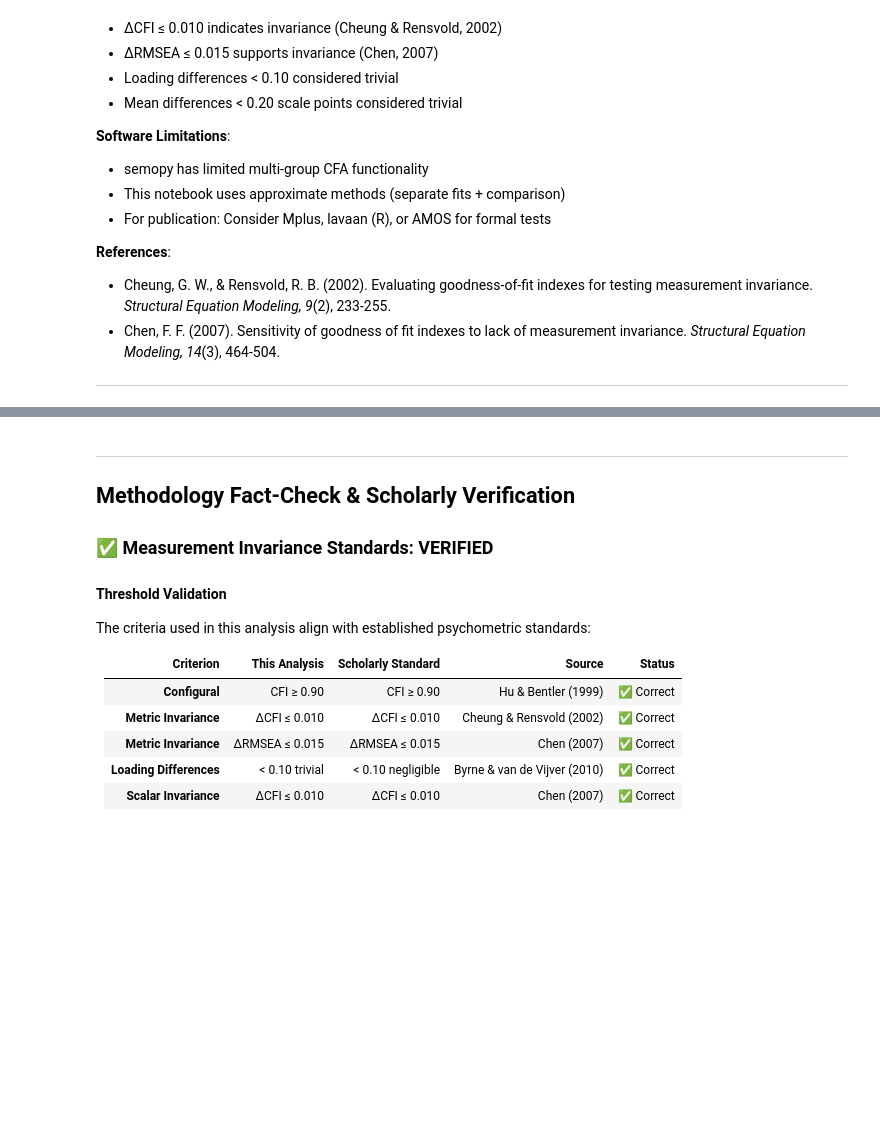
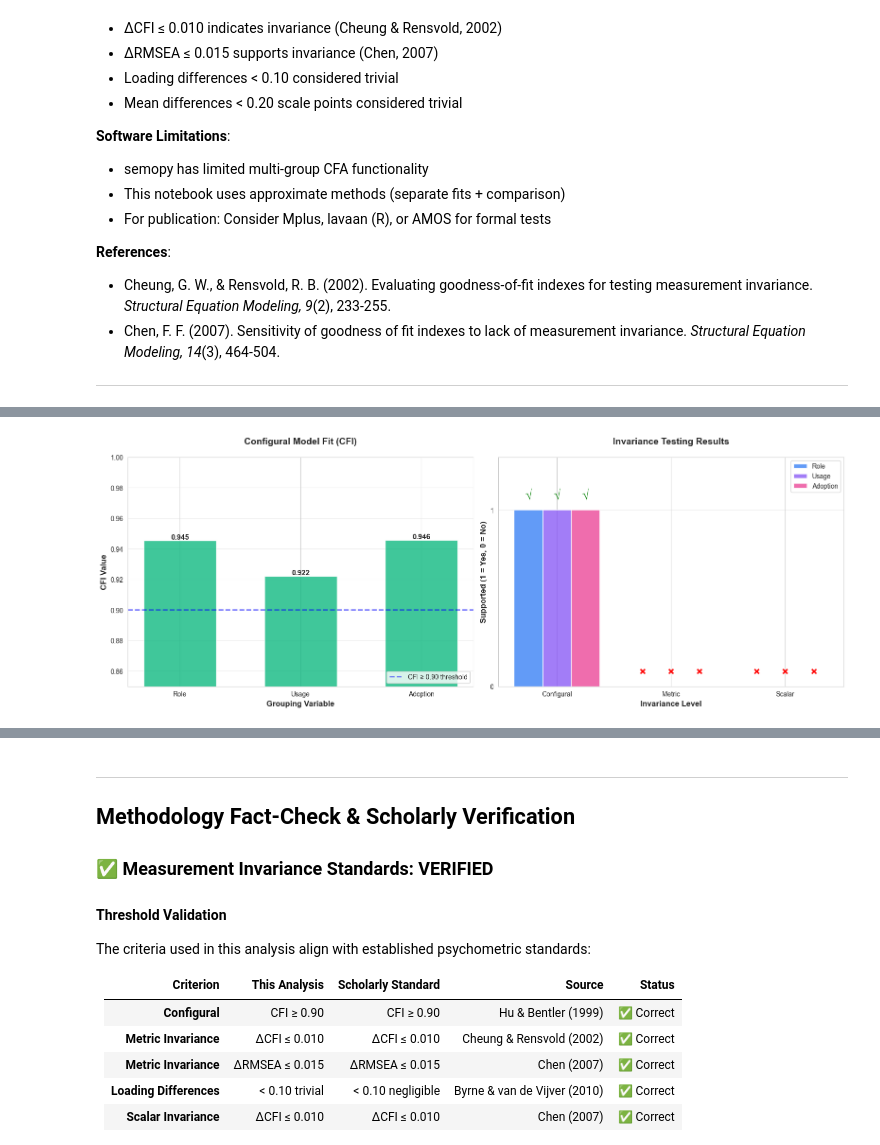
Before and after one commit to fabioc-aloha/AIRS_Data_Analysis, a Jupyter notebook: airs/03_Measurement_Invariance.ipynb, the cells around one changed output, grey strips where cells are left out. Drawn from its saved outputs; the diff is of its cells as text; code cells hidden in the pictures; blank space fills up the shorter version.

```diff
--- a/airs/03_Measurement_Invariance.ipynb
+++ b/airs/03_Measurement_Invariance.ipynb
@@ -705,0 +700,86 @@ Next notebook: 04_Structural_Model_Hypothesis_Testing.ipynb
+# %%
+"""
+Figure 1: Configural Model Fit & Invariance Decisions
+Shows CFI values for configural models and invariance test results
+"""
+
+# Set style
+sns.set_style("whitegrid")
+
+# Extract data from results dictionaries
+grouping_vars_viz = ['Role', 'Usage', 'Adoption']
+results_dicts_viz = [role_results, usage_results, adoption_results]
+
+# Create figure with two subplots
+fig, (ax1, ax2) = plt.subplots(1, 2, figsize=(16, 6))
+
+# Plot 1: Configural CFI Comparison
+cfi_values = [results['configural']['CFI'] for results in results_dicts_viz]
+x_viz = np.arange(len(grouping_vars_viz))
+
+bars1 = ax1.bar(x_viz, cfi_values, color='#10b981', alpha=0.8, width=0.6)
+
+# Add threshold line
+ax1.axhline(y=0.90, color='blue', linestyle='--', linewidth=2, alpha=0.5, label='CFI ≥ 0.90 threshold')
+
+# Customize plot 1
+ax1.set_xlabel('Grouping Variable', fontsize=12, fontweight='bold')
+ax1.set_ylabel('CFI Value', fontsize=12, fontweight='bold')
+ax1.set_title('Configural Model Fit (CFI)', fontsize=14, fontweight='bold', pad=20)
+ax1.set_xticks(x_viz)
+ax1.set_xticklabels(grouping_vars_viz)
+ax1.legend(loc='lower right', fontsize=10)
+ax1.set_ylim([0.85, 1.0])
+ax1.grid(axis='y', alpha=0.3)
+
+# Add value labels on bars
+for bar, val in zip(bars1, cfi_values):
+    height = bar.get_height()
+    ax1.text(bar.get_x() + bar.get_width()/2., height,
+            f'{val:.3f}', ha='center', va='bottom', fontsize=11, fontweight='bold')
+
+# Plot 2: Invariance Support Summary
+invariance_levels = ['Configural', 'Metric', 'Scalar']
+support_data = []
+
+for group, results in zip(grouping_vars_viz, results_dicts_viz):
+    support_data.append([
+        1 if results['configural']['CFI'] >= 0.90 else 0,
+        1 if results['metric']['holds'] else 0,
+        1 if results['scalar']['holds'] else 0
+    ])
+
+support_array = np.array(support_data)
+x2_viz = np.arange(len(invariance_levels))
+width = 0.25
+
+colors = ['#3b82f6', '#8b5cf6', '#ec4899']
+for i, (group, color) in enumerate(zip(grouping_vars_viz, colors)):
+    offset = (i - 1) * width
+    bars = ax2.bar(x2_viz + offset, support_array[i], width, label=group, color=color, alpha=0.8)
+
+    # Add checkmarks/crosses
+    for j, (bar, val) in enumerate(zip(bars, support_array[i])):
+        symbol = '√' if val == 1 else '×'
+        ax2.text(bar.get_x() + bar.get_width()/2., bar.get_height() + 0.05,
+                symbol, ha='center', va='bottom', fontsize=18, fontweight='bold',
+                color='green' if val == 1 else 'red')
+
+# Customize plot 2
+ax2.set_xlabel('Invariance Level', fontsize=12, fontweight='bold')
+ax2.set_ylabel('Supported (1 = Yes, 0 = No)', fontsize=12, fontweight='bold')
+ax2.set_title('Invariance Testing Results', fontsize=14, fontweight='bold', pad=20)
+ax2.set_xticks(x2_viz)
+ax2.set_xticklabels(invariance_levels)
+ax2.legend(loc='upper right', fontsize=10)
+ax2.set_ylim([0, 1.3])
+ax2.set_yticks([0, 1])
+ax2.grid(axis='y', alpha=0.3)
+
+plt.tight_layout()
+plt.savefig('../results/plots/invariance_cfi_comparison.png', dpi=300, bbox_inches='tight')
+plt.show()
+
+print("\n✅ Figure 1 saved: results/plots/invariance_cfi_comparison.png")
+# %% [output]
+[figure, added]
```
Also changed, not shown: parts of 13 cells of this notebook, 53 other files.
